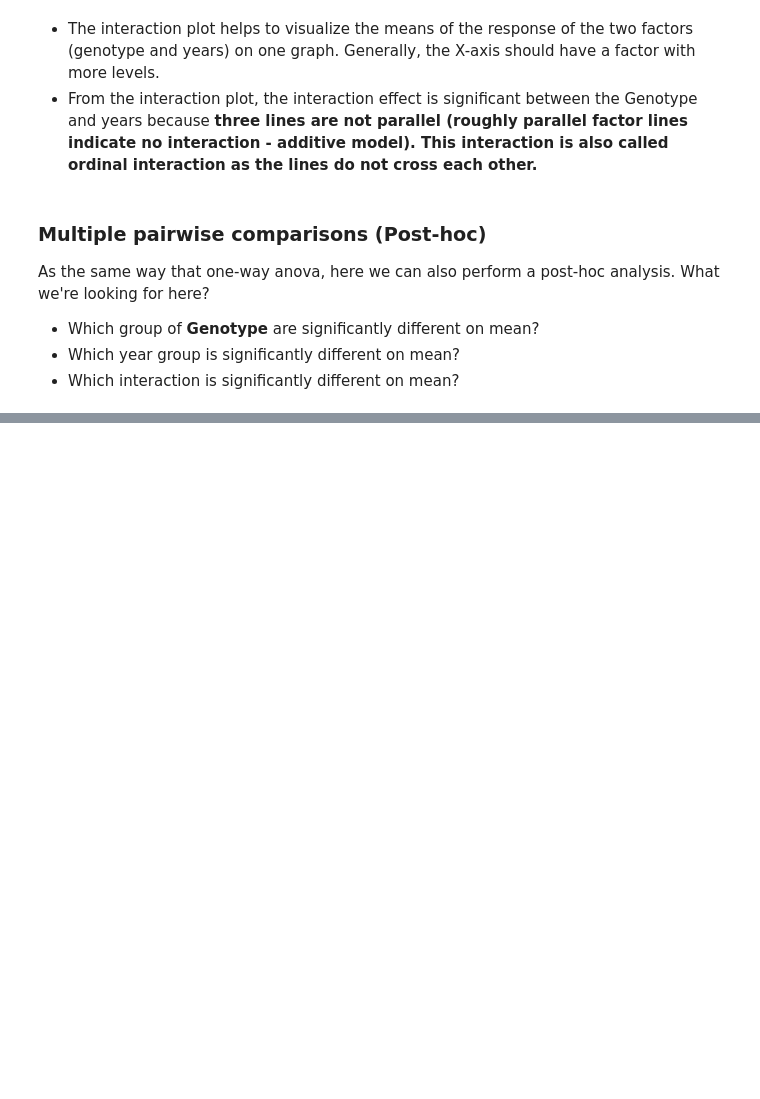
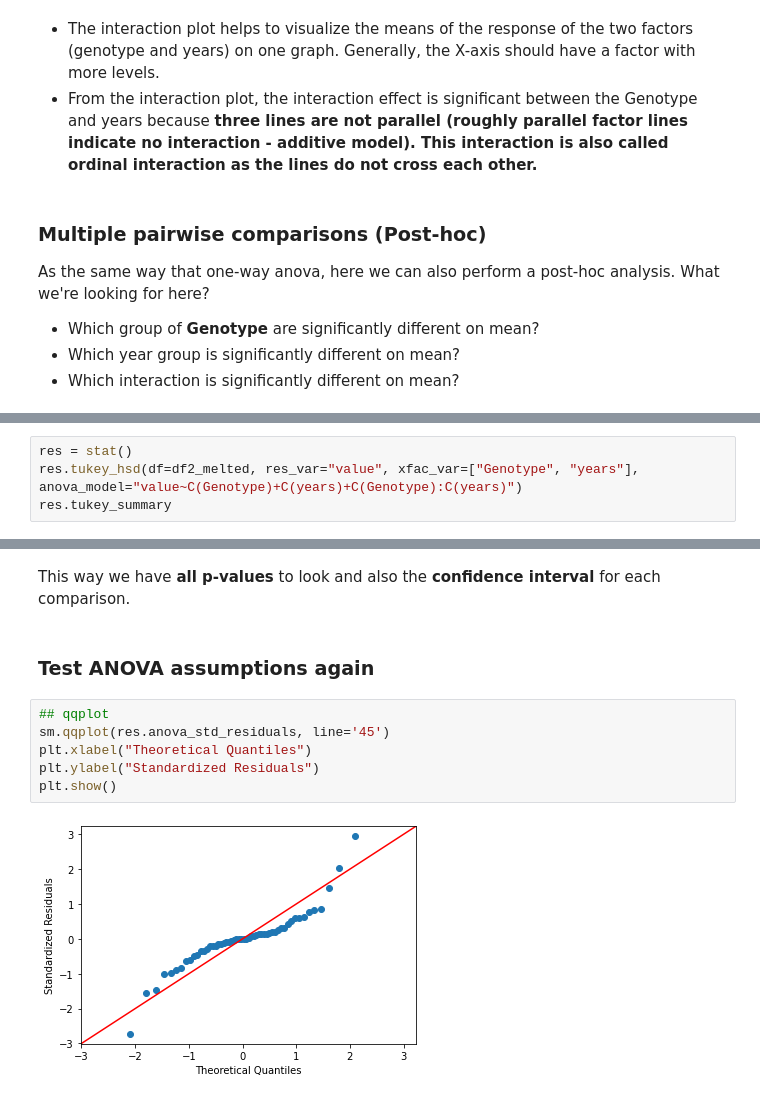
Before and after one commit to LucianoBatista/study-sprints, a Jupyter notebook: sprint-2021-12-31/hypothesis-tests-review/anova.ipynb, the cells around one changed output, grey strips where cells are left out. Saved outputs shown, nothing was run; the diff lists cells and outputs as text; blank space fills up the shorter version.

Commit message:
:sparkles: finalizing ANOVA (one ad two way).

```diff
--- a/sprint-2021-12-31/hypothesis-tests-review/anova.ipynb
+++ b/sprint-2021-12-31/hypothesis-tests-review/anova.ipynb
@@ -302,0 +333,4 @@ As the same way that one-way anova, here we can also perform a post-hoc analysis
+# %%
+res = stat()
+res.tukey_hsd(df=df2_melted, res_var="value", xfac_var=["Genotype", "years"], anova_model="value~C(Genotype)+C(years)+C(Genotype):C(years)")
+res.tukey_summary
@@ -302,0 +351,12 @@ As the same way that one-way anova, here we can also perform a post-hoc analysis
+# %% [markdown]
+This way we have **all p-values** to look and also the **confidence interval** for each comparison.
+# %% [markdown]
+### Test ANOVA assumptions again
+# %%
+## qqplot
+sm.qqplot(res.anova_std_residuals, line='45')
+plt.xlabel("Theoretical Quantiles")
+plt.ylabel("Standardized Residuals")
+plt.show()
+# %% [output]
+[figure, added]
```
Also changed, not shown: parts of 8 cells of this notebook.
